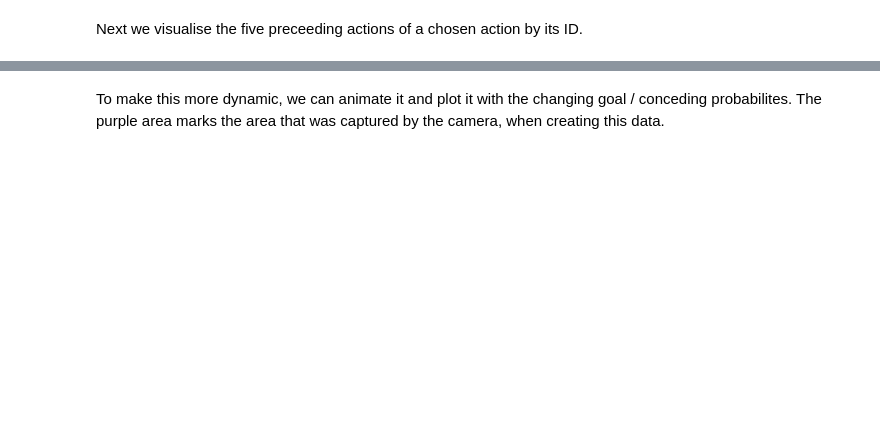
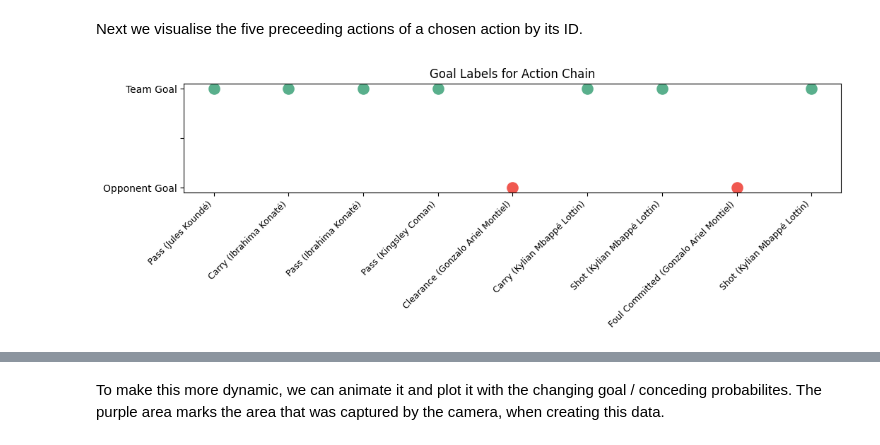
Before and after one commit to manueltuor/Data-Science-Project, a Jupyter notebook: 3_Result_Visualization.ipynb, the cells around one changed output, grey strips where cells are left out. Saved outputs shown, nothing was run; the diff lists cells and outputs as text; code cells hidden in the pictures; blank space fills up the shorter version.

```diff
--- a/3_Result_Visualization.ipynb
+++ b/3_Result_Visualization.ipynb
@@ -257,6 +261,35 @@ def plot_action_chain_by_id(df, event_id):
 
     plt.tight_layout()
     plt.show()
+# %%
+def plot_goal_labels_for_action_chain(df_labels, event_id, window=10):
+    chain = get_action_chain(df_labels, event_id, window=window)
+    if chain.empty:
+        print(f"No action chain found for event_id {event_id}")
+        return
+
+    actions = [f"{row['type_name']} ({row['player_name']})" for _, row in chain.iterrows()]
+    team_goals = chain['label_team_goal'].values
+    opp_goals = chain['label_opponent_goal'].values
+    x = np.arange(len(actions))
+
+    fig, ax = plt.subplots(figsize=(12, 2))
+    # Team goal
+    ax.scatter(x[team_goals == 1], [1]*np.sum(team_goals == 1), color='#59af8c', s=120, label='Team Goal')
+    # Opponent goal
+    ax.scatter(x[opp_goals == 1], [0]*np.sum(opp_goals == 1), color='#f05850', s=120, label='Opponent Goal')
+
+    ax.set_yticks([0, 0.5, 1])
+    ax.set_yticklabels(['Opponent Goal', '', 'Team Goal'])
+    ax.set_xticks(x)
+    ax.set_xticklabels(actions, rotation=45, ha='right', fontsize=9)
+    ax.set_title('Goal Labels for Action Chain')
+    plt.tight_layout()
+    plt.show()
+
+plot_goal_labels_for_action_chain(df_labels, event_id=SCENARIO, window=9)
+# %% [output]
+[figure, added]
 # %%
 plot_action_chain_by_id(df_model, SCENARIO)
 # %% [output]
```
Also changed, not shown: parts of 10 cells of this notebook.
